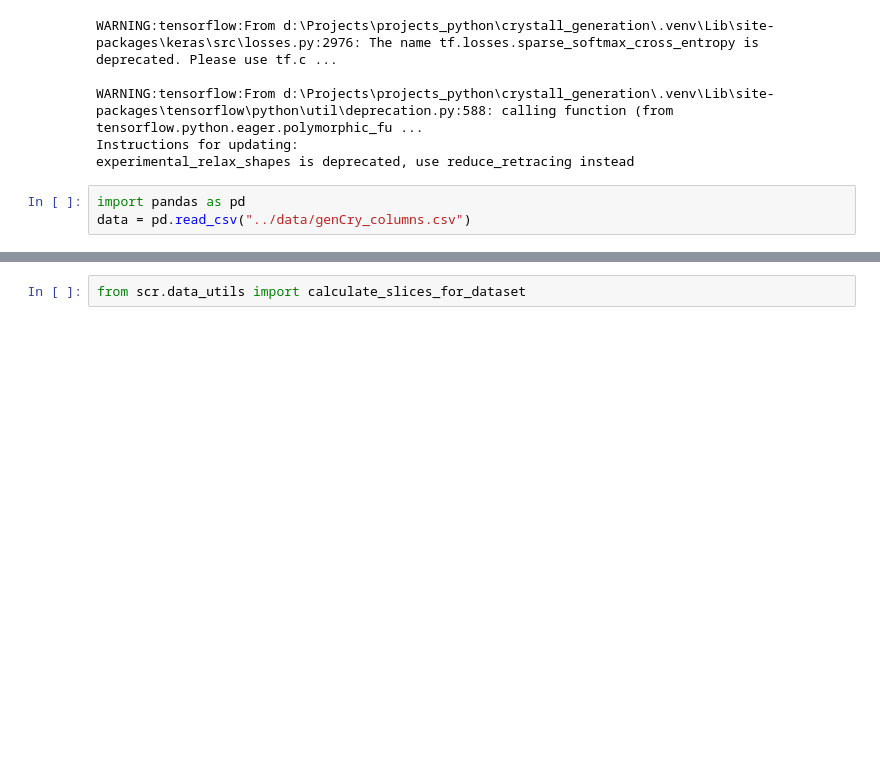
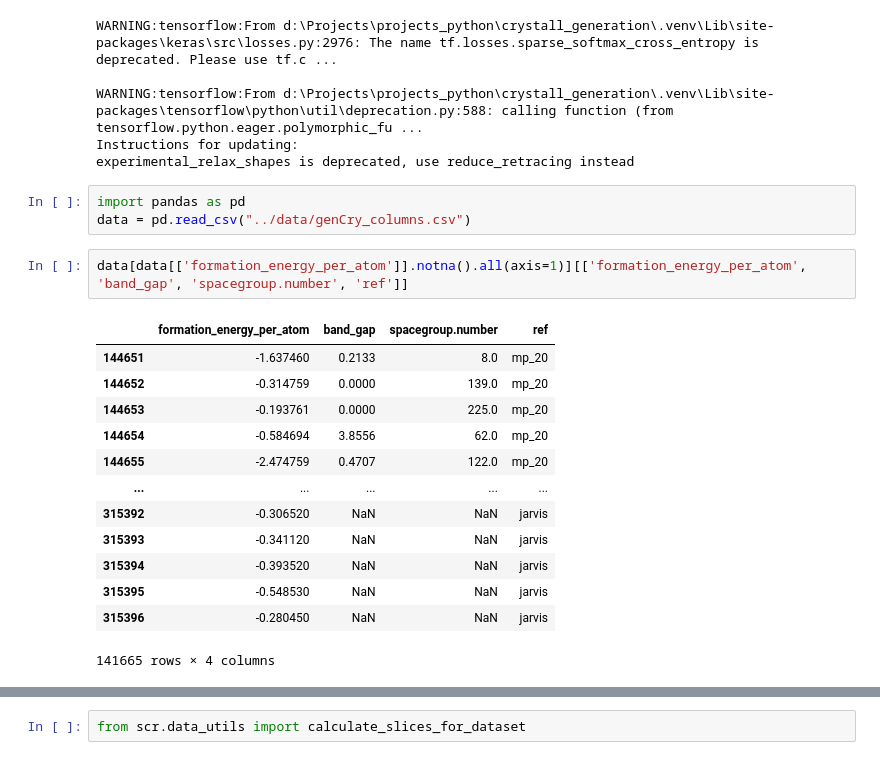
Before and after one commit to Gruz2520/crystall_generation, a Jupyter notebook: notebooks/add_slice.ipynb, the cells around one changed output, grey strips where cells are left out. Cells and saved outputs as stored; diff of their text form; blank space fills up the shorter version.

Commit message:
added code for banchmark & data

```diff
--- a/notebooks/add_slice.ipynb
+++ b/notebooks/add_slice.ipynb
@@ -10,3 +10,19 @@ experimental_relax_shapes is deprecated, use reduce_retracing instead
 # %%
 import pandas as pd
 data = pd.read_csv("../data/genCry_columns.csv")
+# %%
+data[data[['formation_energy_per_atom']].notna().all(axis=1)][['formation_energy_per_atom', 'band_gap', 'spacegroup.number', 'ref']]
+# %% [output]
+|  | formation_energy_per_atom | band_gap | spacegroup.number | ref |
+| 144651 | -1.637460 | 0.2133 | 8.0 | mp_20 |
+| 144652 | -0.314759 | 0.0000 | 139.0 | mp_20 |
+| 144653 | -0.193761 | 0.0000 | 225.0 | mp_20 |
+| 144654 | -0.584694 | 3.8556 | 62.0 | mp_20 |
+| 144655 | -2.474759 | 0.4707 | 122.0 | mp_20 |
+| ... | ... | ... | ... | ... |
+| 315392 | -0.306520 | NaN | NaN | jarvis |
+| 315393 | -0.341120 | NaN | NaN | jarvis |
+| 315394 | -0.393520 | NaN | NaN | jarvis |
+| 315395 | -0.548530 | NaN | NaN | jarvis |
+| 315396 | -0.280450 | NaN | NaN | jarvis |
+141665 rows × 4 columns
```
Also changed, not shown: parts of 6 cells of this notebook, 6 other files.
